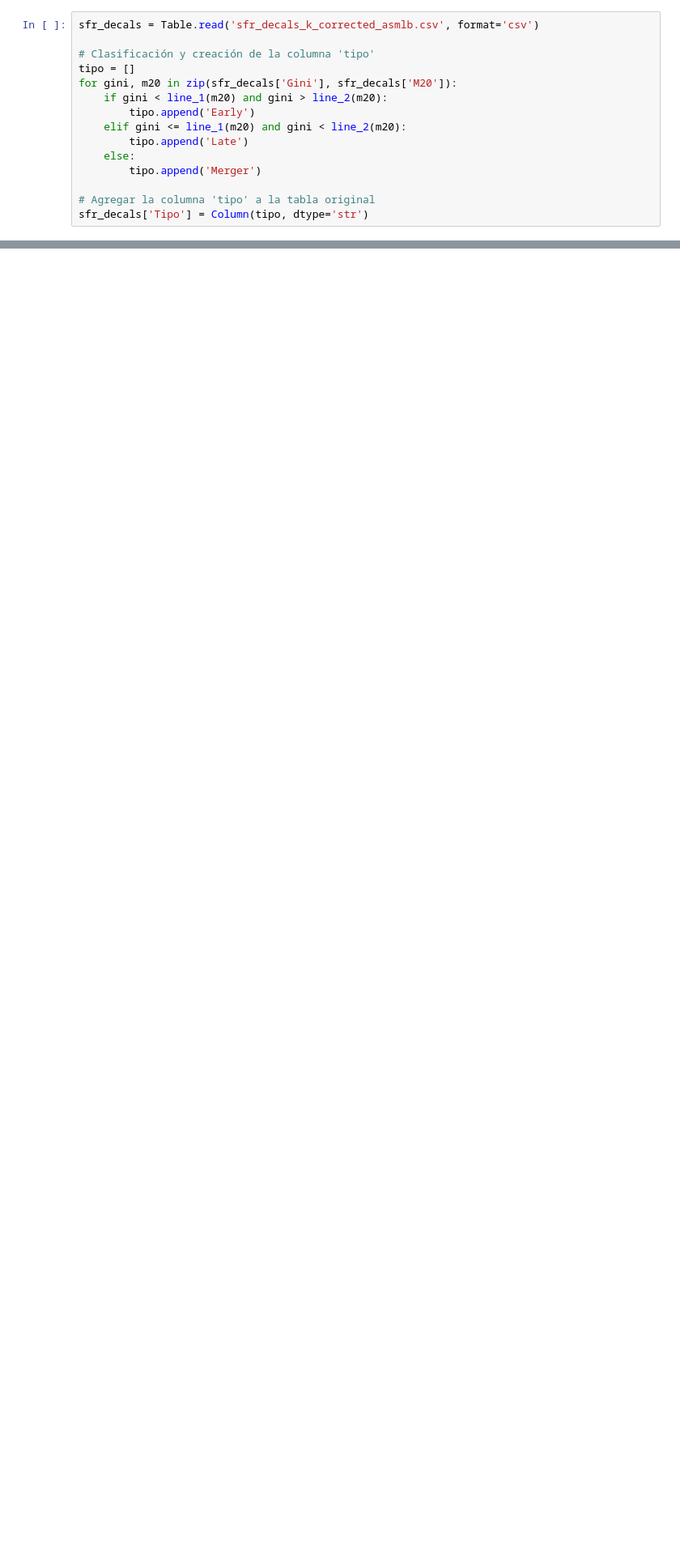
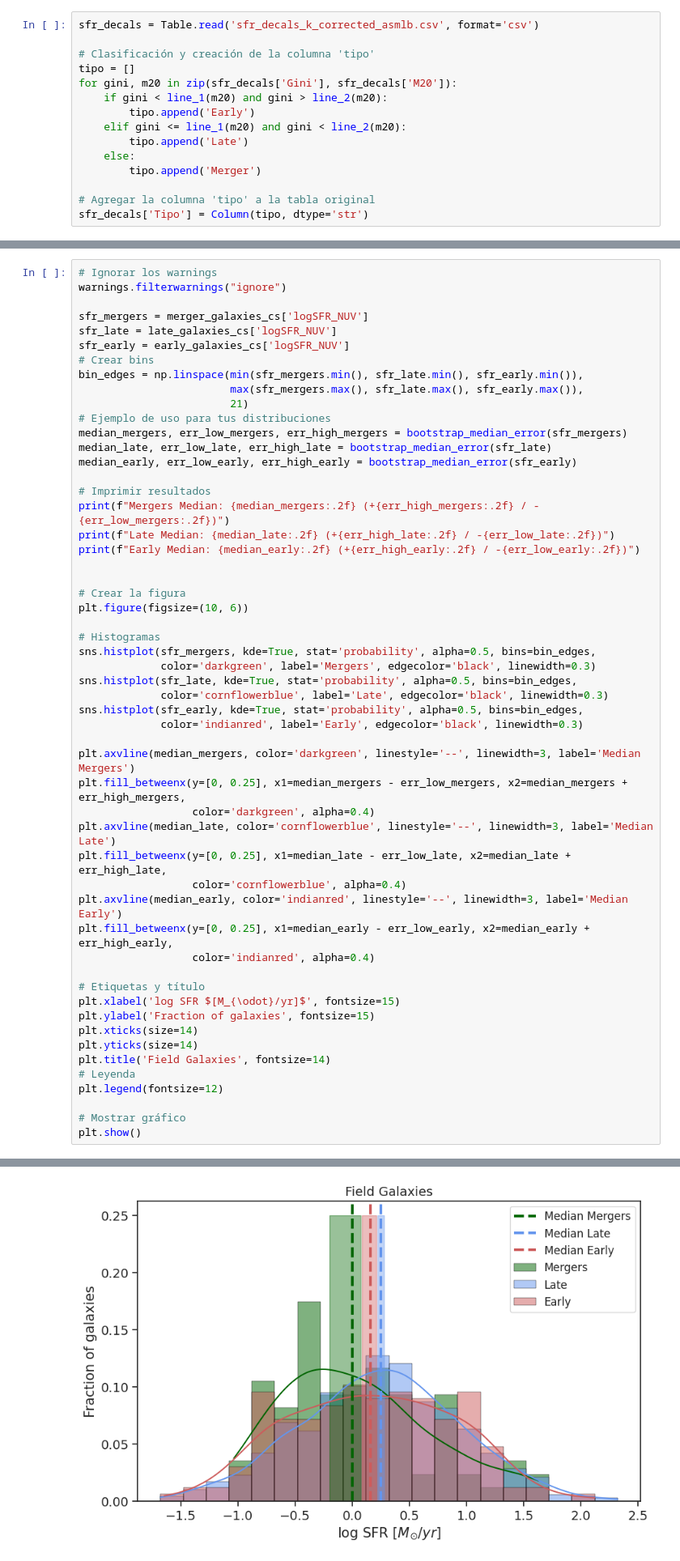
Before and after one commit to Siortiz/Astromorphlib-SFCGs, a Jupyter notebook: Astromorphlib_SFCGs.ipynb, the cells around one changed output, grey strips where cells are left out. Shown at 81% size. Saved outputs shown, nothing was run; the diff lists cells and outputs as text; blank space fills up the shorter version.

```diff
--- a/Astromorphlib_SFCGs.ipynb
+++ b/Astromorphlib_SFCGs.ipynb
@@ -1037,0 +1175,55 @@ plt.show()
+# %%
+# Ignorar los warnings
+warnings.filterwarnings("ignore")
+
+sfr_mergers = merger_galaxies_cs['logSFR_NUV']
+sfr_late = late_galaxies_cs['logSFR_NUV']
+sfr_early = early_galaxies_cs['logSFR_NUV']
+# Crear bins
+bin_edges = np.linspace(min(sfr_mergers.min(), sfr_late.min(), sfr_early.min()),
+                        max(sfr_mergers.max(), sfr_late.max(), sfr_early.max()),
+                        21)
+# Ejemplo de uso para tus distribuciones
+median_mergers, err_low_mergers, err_high_mergers = bootstrap_median_error(sfr_mergers)
+median_late, err_low_late, err_high_late = bootstrap_median_error(sfr_late)
+median_early, err_low_early, err_high_early = bootstrap_median_error(sfr_early)
+
+# Imprimir resultados
+print(f"Mergers Median: {median_mergers:.2f} (+{err_high_mergers:.2f} / -{err_low_mergers:.2f})")
+print(f"Late Median: {median_late:.2f} (+{err_high_late:.2f} / -{err_low_late:.2f})")
+print(f"Early Median: {median_early:.2f} (+{err_high_early:.2f} / -{err_low_early:.2f})")
+
+
+# Crear la figura
+plt.figure(figsize=(10, 6))
+
+# Histogramas
+sns.histplot(sfr_mergers, kde=True, stat='probability', alpha=0.5, bins=bin_edges,
+             color='darkgreen', label='Mergers', edgecolor='black', linewidth=0.3)
+sns.histplot(sfr_late, kde=True, stat='probability', alpha=0.5, bins=bin_edges,
+             color='cornflowerblue', label='Late', edgecolor='black', linewidth=0.3)
+sns.histplot(sfr_early, kde=True, stat='probability', alpha=0.5, bins=bin_edges,
+             color='indianred', label='Early', edgecolor='black', linewidth=0.3)
+
+plt.axvline(median_mergers, color='darkgreen', linestyle='--', linewidth=3, label='Median Mergers')
+plt.fill_betweenx(y=[0, 0.25], x1=median_mergers - err_low_mergers, x2=median_mergers + err_high_mergers,
+                  color='darkgreen', alpha=0.4)
+plt.axvline(median_late, color='cornflowerblue', linestyle='--', linewidth=3, label='Median Late')
+plt.fill_betweenx(y=[0, 0.25], x1=median_late - err_low_late, x2=median_late + err_high_late,
+                  color='cornflowerblue', alpha=0.4)
+plt.axvline(median_early, color='indianred', linestyle='--', linewidth=3, label='Median Early')
+plt.fill_betweenx(y=[0, 0.25], x1=median_early - err_low_early, x2=median_early + err_high_early,
+                  color='indianred', alpha=0.4)
+
+# Etiquetas y título
+plt.xlabel('log SFR $[M_{\odot}/yr]$', fontsize=15)
+plt.ylabel('Fraction of galaxies', fontsize=15)
+plt.xticks(size=14)
+plt.yticks(size=14)
+plt.title('Field Galaxies', fontsize=14)
+# Leyenda
+plt.legend(fontsize=12)
+
+# Mostrar gráfico
+plt.show()
+# %% [output]
@@ -1038,3 +1233,4 @@ plt.show()
+[figure, added]
 # %%
 # Ignorar los warnings
 warnings.filterwarnings("ignore")
```
Also changed, not shown: parts of 37 cells of this notebook, 1 other file.
